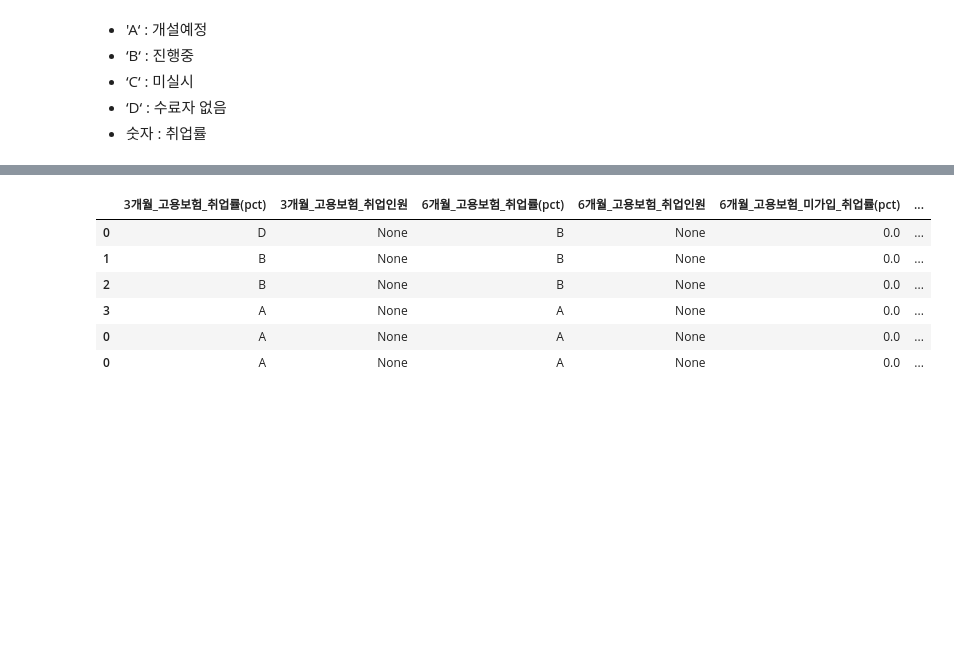
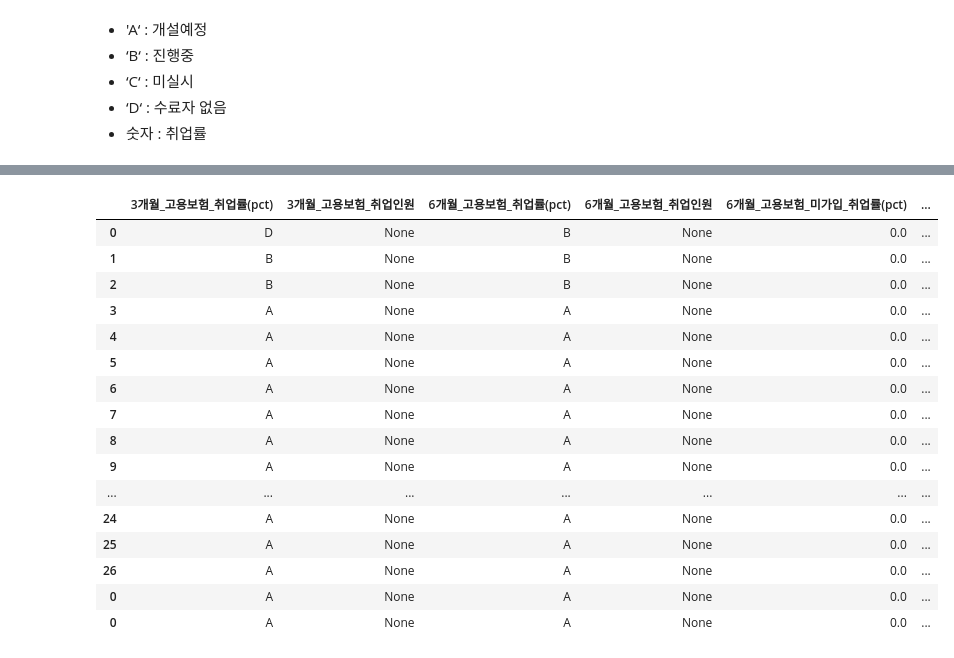
Before and after one commit to tmxkqotnl/project_training_info_part_data, a Jupyter notebook: nb/hrd_get_training_schedule.ipynb, the cells around one changed output, grey strips where cells are left out. Cells and saved outputs as stored; diff of their text form; code cells hidden in the pictures; blank space fills up the shorter version.

```diff
--- a/nb/hrd_get_training_schedule.ipynb
+++ b/nb/hrd_get_training_schedule.ipynb
@@ -47,0 +56,7 @@ get_traininig_schedule_info(url,'AIG20210000346620')
+# %%
+# 근로자 훈련과정
+url_schedule.set_url(TRAINING_FOR_WORKER[INFO_TYPE['훈련일정']])
+url_tr_lst.set_url(TRAINING_FOR_WORKER[INFO_TYPE['목록']])
+
+lst = get_training_list(url_tr_lst)
+get_training_schedule_info_list(url_schedule,lst)
@@ -47,0 +75,7 @@ get_traininig_schedule_info(url,'AIG20210000346620')
+# %%
+# 기업 훈련과정
+url_schedule.set_url(TRAINING_FOR_ENTERPRISE[INFO_TYPE['훈련일정']])
+url_tr_lst.set_url(TRAINING_FOR_ENTERPRISE[INFO_TYPE['목록']])
+
+lst = get_training_list(url_tr_lst)
+get_training_schedule_info_list(url_schedule,lst)
@@ -47,0 +94,7 @@ get_traininig_schedule_info(url,'AIG20210000346620')
+# %%
+# 중장년층 훈련과정
+url_schedule.set_url(TRAINING_FOR_MIDDLE_AGED[INFO_TYPE['훈련일정']])
+url_tr_lst.set_url(TRAINING_FOR_MIDDLE_AGED[INFO_TYPE['목록']])
+
+lst = get_training_list(url_tr_lst)
+get_training_schedule_info_list(url_schedule,lst)
@@ -47,0 +113,3 @@ get_traininig_schedule_info(url,'AIG20210000346620')
+# %%
+url_schedule.set_parameter({'srchTrprDegr':None})
+get_training_schedule_info(url_schedule,'AIG20210000346620')
@@ -48,15 +128,25 @@ get_traininig_schedule_info(url,'AIG20210000346620')
 # %%
 import pandas as pd
 
-get_training_schedule_info_list(url,pd.DataFrame({
+get_training_schedule_info_list(url_schedule,pd.DataFrame({
     '훈련과정ID':['AVA20223000828644','AVA20223000828648','AVA20223000830860'],
     '훈련과정_순차':[None,'7','21']
 }))
 # %% [output]
 |  | 3개월_고용보험_취업률(pct) | 3개월_고용보험_취업인원 | 6개월_고용보험_취업률(pct) | 6개월_고용보험_취업인원 | 6개월_고용보험_미가입_취업률(pct) | ... |
 | 0 | D | None | B | None | 0.0 | ... |
 | 1 | B | None | B | None | 0.0 | ... |
 | 2 | B | None | B | None | 0.0 | ... |
 | 3 | A | None | A | None | 0.0 | ... |
+| 4 | A | None | A | None | 0.0 | ... |
+| 5 | A | None | A | None | 0.0 | ... |
+| 6 | A | None | A | None | 0.0 | ... |
+| 7 | A | None | A | None | 0.0 | ... |
+| 8 | A | None | A | None | 0.0 | ... |
+| 9 | A | None | A | None | 0.0 | ... |
+| ... | ... | ... | ... | ... | ... | ... |
+| 24 | A | None | A | None | 0.0 | ... |
+| 25 | A | None | A | None | 0.0 | ... |
+| 26 | A | None | A | None | 0.0 | ... |
 | 0 | A | None | A | None | 0.0 | ... |
 | 0 | A | None | A | None | 0.0 | ... |
```
Also changed, not shown: parts of 9 cells of this notebook, 11 other files.
